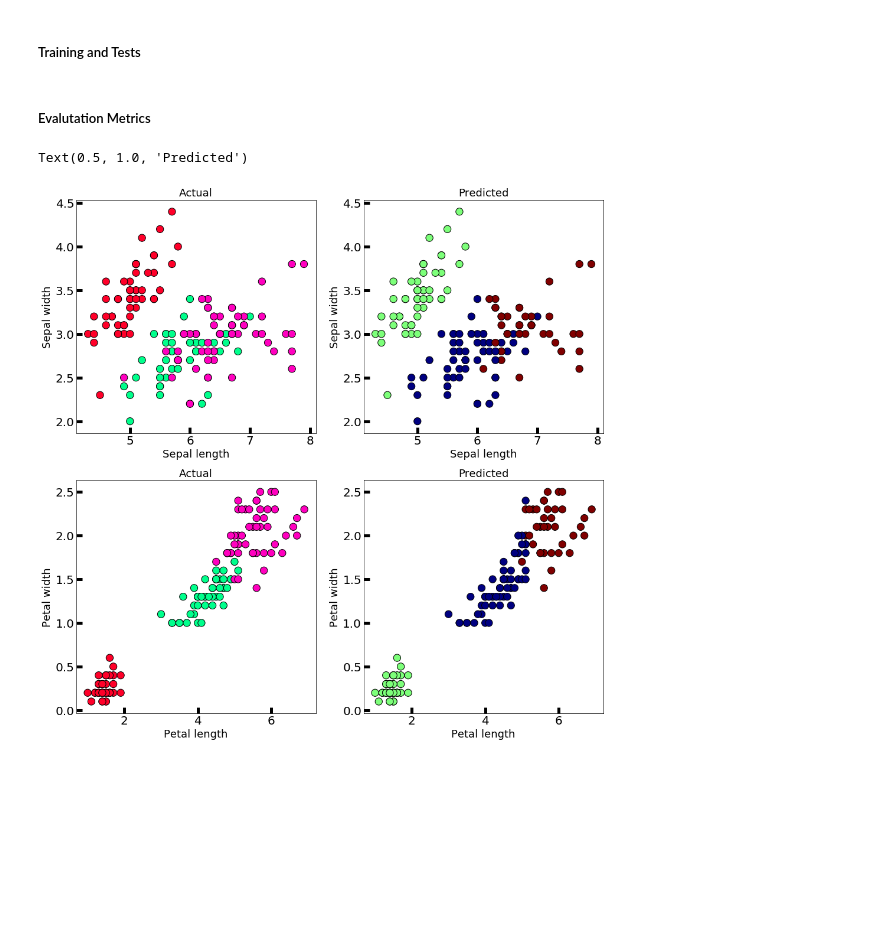
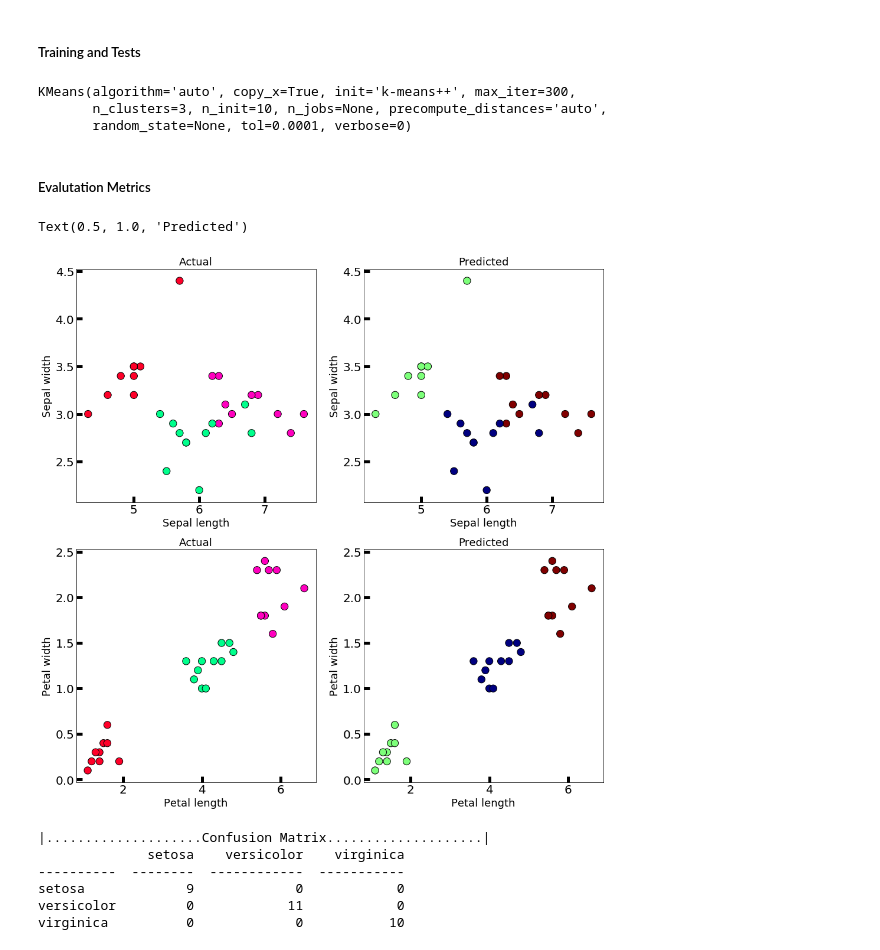
Before and after one commit to jefmenegazzo/Artificial-Intelligence-Methods-and-Techniques, a Jupyter notebook: K-Means Clustering/K-Means Clustering - Iris Dataset.ipynb, the cells around one changed output. Drawn from its saved outputs; the diff is of its cells as text; code cells hidden in the pictures; blank space fills up the shorter version.

Commit message:
Add evaluation metrics to K Means.

```diff
--- a/K-Means Clustering/K-Means Clustering - Iris Dataset.ipynb
+++ b/K-Means Clustering/K-Means Clustering - Iris Dataset.ipynb
@@ -29,5 +33,8 @@ x = iris['data']
 
 # Output values
 y = iris['target']
+
+# Train (80%) and test (20%) values
+x_train, x_test, y_train, y_test = train_test_split(x, y, test_size = 0.20)
 # %% [markdown]
 <h5>Processing</h5>
@@ -56,38 +63,42 @@ kmeans = KMeans(n_clusters=3)
 # %% [markdown]
 <h5>Training and Tests</h5>
 # %%
-# Fit the model with training data
-y_pred = kmeans.fit_predict(x)
+# Fit with training data
+kmeans.fit(x_train)
+# %% [output]
+KMeans(algorithm='auto', copy_x=True, init='k-means++', max_iter=300,
+       n_clusters=3, n_init=10, n_jobs=None, precompute_distances='auto',
+       random_state=None, tol=0.0001, verbose=0)
+# %%
+# Test predictions
+y_pred = kmeans.predict(x_test)
 # %% [markdown]
 <h5>Evalutation Metrics</h5>
 # %%
-# This will tell us to which cluster does the data observations belong.
-new_labels = kmeans.labels_
-
 # Plot the identified clusters and compare with the answers
 fig, axes = plt.subplots(2, 2, figsize=(16,16))
 
-axes[0][0].scatter(x[:, 0], x[:, 1], c=y, cmap='gist_rainbow', edgecolor='k', s=150)
-axes[0][1].scatter(x[:, 0], x[:, 1], c=new_labels, cmap='jet', edgecolor='k', s=150)
+axes[0][0].scatter(x_test[:, 0], x_test[:, 1], c=y_test, cmap='gist_rainbow', edgecolor='k', s=150)
+axes[0][1].scatter(x_test[:, 0], x_test[:, 1], c=y_pred, cmap='jet', edgecolor='k', s=150)
 axes[0][0].set_xlabel('Sepal length', fontsize=18)
 axes[0][0].set_ylabel('Sepal width', fontsize=18)
 axes[0][1].set_xlabel('Sepal length', fontsize=18)
 axes[0][1].set_ylabel('Sepal width', fontsize=18)
 axes[0][0].tick_params(direction='in', length=10, width=5, colors='k', labelsize=20)
 axes[0][1].tick_params(direction='in', length=10, width=5, colors='k', labelsize=20)
 axes[0][0].set_title('Actual', fontsize=18)
 axes[0][1].set_title('Predicted', fontsize=18)
 
-axes[1][0].scatter(x[:, 2], x[:, 3], c=y, cmap='gist_rainbow', edgecolor='k', s=150)
-axes[1][1].scatter(x[:, 2], x[:, 3], c=new_labels, cmap='jet', edgecolor='k', s=150)
+axes[1][0].scatter(x_test[:, 2], x_test[:, 3], c=y_test, cmap='gist_rainbow', edgecolor='k', s=150)
+axes[1][1].scatter(x_test[:, 2], x_test[:, 3], c=y_pred, cmap='jet', edgecolor='k', s=150)
 axes[1][0].set_xlabel('Petal length', fontsize=18)
 axes[1][0].set_ylabel('Petal width', fontsize=18)
 axes[1][1].set_xlabel('Petal length', fontsize=18)
 axes[1][1].set_ylabel('Petal width', fontsize=18)
 axes[1][0].tick_params(direction='in', length=10, width=5, colors='k', labelsize=20)
 axes[1][1].tick_params(direction='in', length=10, width=5, colors='k', labelsize=20)
 axes[1][0].set_title('Actual', fontsize=18)
 axes[1][1].set_title('Predicted', fontsize=18)
 # %% [output]
 Text(0.5, 1.0, 'Predicted')
-[figure, old version]
+[figure, new version]
@@ -93,0 +113,10 @@ Text(0.5, 1.0, 'Predicted')
+# %%
+print("|....................Confusion Matrix....................|")
+print(tabulate(np.column_stack((iris.target_names, confusion_matrix(y_test, labels))), headers=iris.target_names))
+# %% [output]
+|....................Confusion Matrix....................|
+              setosa    versicolor    virginica
+----------  --------  ------------  -----------
+setosa             9             0            0
+versicolor         0            11            0
+virginica          0             0           10
```
Also changed, not shown: parts of 8 cells of this notebook.
